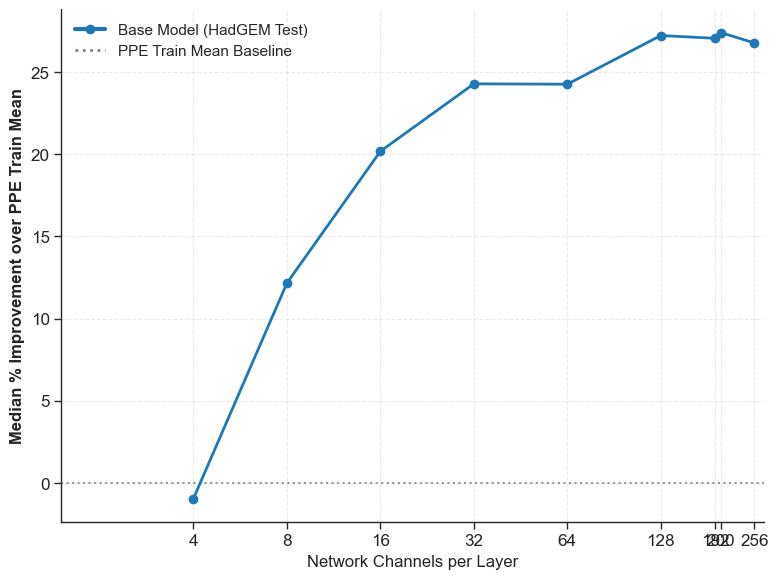
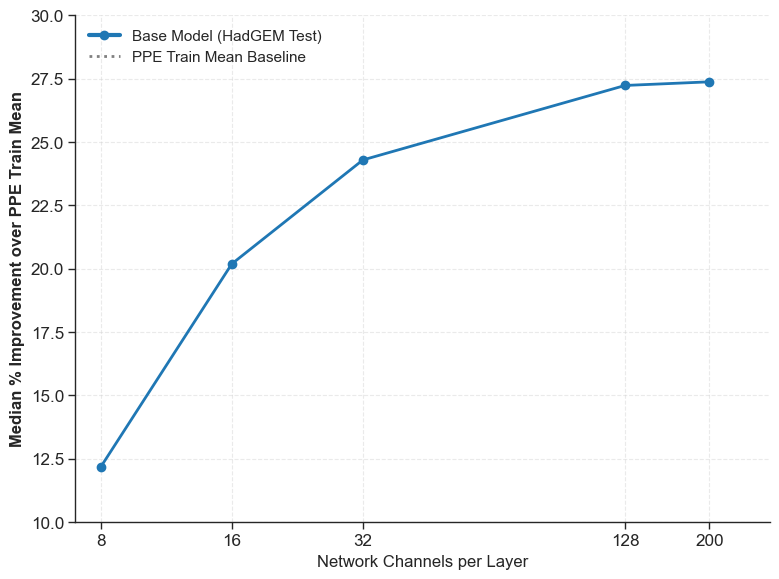
The notebook cell's code change between the first figure and the second:
--- before
+++ after
@@ -11,5 +11,5 @@
 
 # Select which channel counts to include
-channels = [4, 8, 16, 32, 64, 128, 192, 200, 256]
+channels = [8, 16, 32, 128, 200]
 
 # gn_groups used per channel during training (all 1 by default for unet6R runs)
@@ -67,5 +67,6 @@
 ax.set_xticks(channels)
 ax.set_xticklabels(channels)
-ax.set_xlim(1.5, 275)
+ax.set_xlim(7, 275)
+ax.set_ylim(10, 30)
 ax.grid(True, which='major', linestyle='--', alpha=0.4)
 sns.despine(ax=ax)
@@ -75,5 +76,5 @@
     Line2D([0], [0], color='gray', linestyle=':', lw=2, label='PPE Train Mean Baseline'),
 ]
-ax.legend(handles=legend_elements, frameon=False, fontsize=11)
+ax.legend(handles=legend_elements, frameon=False, fontsize=11, loc='upper left')
 
 plt.tight_layout()

Commit: article tweaks